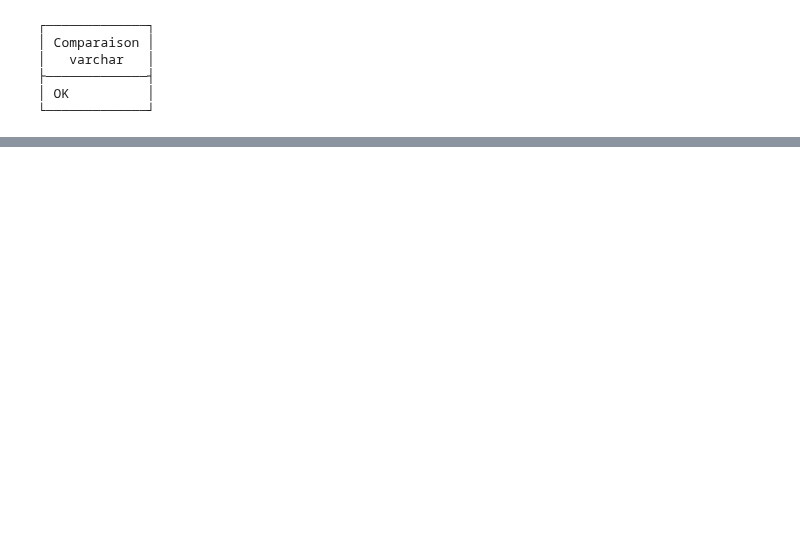
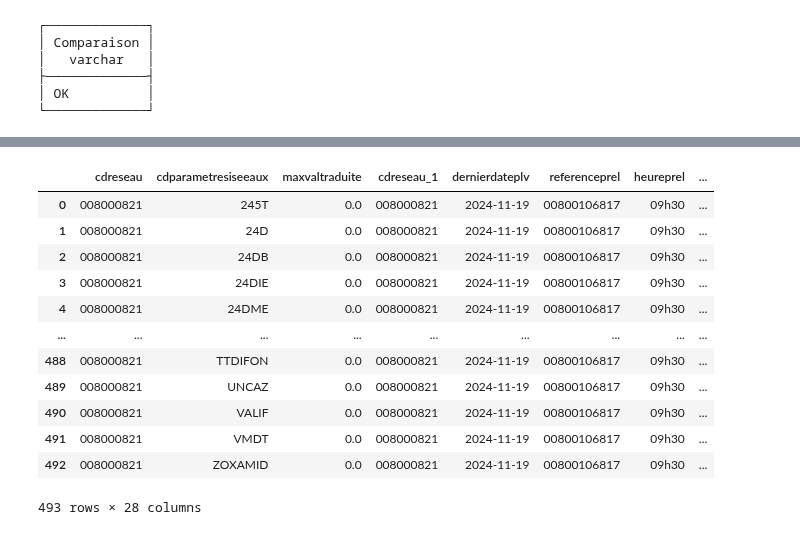
Before and after one commit to dataforgoodfr/13_pollution_eau, a Jupyter notebook: #Tâche 133_explo_design.ipynb, the cells around one changed output, grey strips where cells are left out. Saved outputs shown, nothing was run; the diff lists cells and outputs as text; code cells hidden in the pictures; blank space fills up the shorter version.

```diff
--- a/#Tâche 133_explo_design.ipynb
+++ b/#Tâche 133_explo_design.ipynb
@@ -304,0 +368,25 @@ test_result
+# %%
+#vérif cdreseau 008000821 qui contient 493 paramètres analyés
+query_cdreseau_008000821_493_sous_cat = """
+
+SELECT *
+FROM resultat_par_udi
+WHERE cdreseau = '008000821' AND categorie = 'pesticides'
+ """
+
+cdreseau_008000821_493_sous_cat = con.sql(query_cdreseau_008000821_493_sous_cat).to_df()
+cdreseau_008000821_493_sous_cat
+# %% [output]
+|  | cdreseau | cdparametresiseeaux | maxvaltraduite | cdreseau_1 | dernierdateplv | referenceprel | heureprel | ... |
+| 0 | 008000821 | 245T | 0.0 | 008000821 | 2024-11-19 | 00800106817 | 09h30 | ... |
+| 1 | 008000821 | 24D | 0.0 | 008000821 | 2024-11-19 | 00800106817 | 09h30 | ... |
+| 2 | 008000821 | 24DB | 0.0 | 008000821 | 2024-11-19 | 00800106817 | 09h30 | ... |
+| 3 | 008000821 | 24DIE | 0.0 | 008000821 | 2024-11-19 | 00800106817 | 09h30 | ... |
+| 4 | 008000821 | 24DME | 0.0 | 008000821 | 2024-11-19 | 00800106817 | 09h30 | ... |
+| ... | ... | ... | ... | ... | ... | ... | ... | ... |
+| 488 | 008000821 | TTDIFON | 0.0 | 008000821 | 2024-11-19 | 00800106817 | 09h30 | ... |
+| 489 | 008000821 | UNCAZ | 0.0 | 008000821 | 2024-11-19 | 00800106817 | 09h30 | ... |
+| 490 | 008000821 | VALIF | 0.0 | 008000821 | 2024-11-19 | 00800106817 | 09h30 | ... |
+| 491 | 008000821 | VMDT | 0.0 | 008000821 | 2024-11-19 | 00800106817 | 09h30 | ... |
+| 492 | 008000821 | ZOXAMID | 0.0 | 008000821 | 2024-11-19 | 00800106817 | 09h30 | ... |
+493 rows × 28 columns
```
Also changed, not shown: parts of 9 cells of this notebook.
